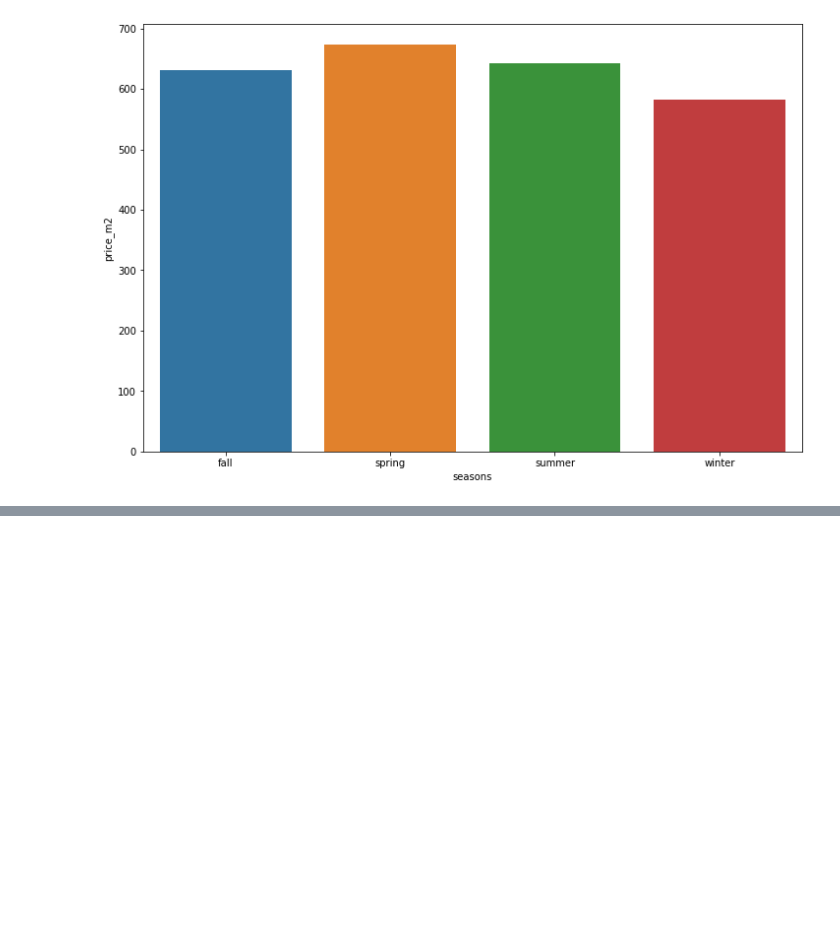
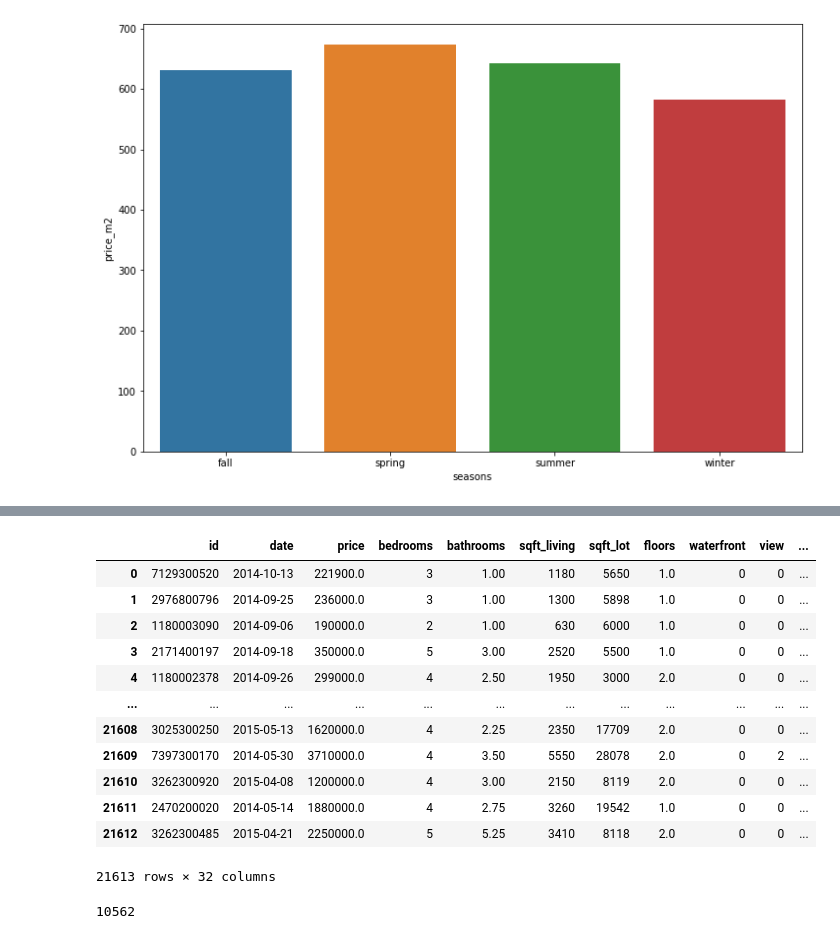
Before and after one commit to guiaraujofreitas/python_do_zero, a Jupyter notebook: Projetos_de_Insights_HouseRocket.ipynb, the cells around one changed output, grey strips where cells are left out. Drawn from its saved outputs; the diff is of its cells as text; code cells hidden in the pictures; blank space fills up the shorter version.

```diff
--- a/Projetos_de_Insights_HouseRocket.ipynb
+++ b/Projetos_de_Insights_HouseRocket.ipynb
@@ -610,0 +613,2 @@ sns.barplot(x='seasons', y= 'price_m2', data=houses_seasons);
+# %%
+df1 = df.copy()
@@ -610,0 +623,12 @@ sns.barplot(x='seasons', y= 'price_m2', data=houses_seasons);
+# %%
+#criando coluna de nível dos imóveis
+df1['level'] = df1['condition'].apply(lambda x: str('bad') if x <=2 else str('good') if (x>=3) & (x<=4)
+                                    else str('excelent'))
+
+#criando coluna das estações
+df1['seasons'] = df['month'].apply(lambda x: 'spring'  if (x>=3) & (x<=5) else 'summer' if (x>=6) & (x<=8) else
+                                  'fall' if (x>=9) & (x<=11) else 'winter')
+
+#criando coluna de referencia numerica das estações
+df1['numeric_seasons'] = df1['seasons'].apply(lambda x: 1 if x == 'summer' else 2 if x== 'spring'
+                                              else 3 if x== 'fall' else 4)
@@ -610,0 +641,11 @@ sns.barplot(x='seasons', y= 'price_m2', data=houses_seasons);
+# %%
+#fazendo a mediana de preços dos endereços(zipcode) por preço por M2 construídos
+price_region = df1[['zipcode','price_m2_lot']].groupby('zipcode').median().reset_index()
+
+#renomenado as colunas para futura mescla
+price_region.columns= ['zipcode','price_region']
+
+#fazenddo as medianas de zipcode e numeric_seasons
+seasons_median = df1[['numeric_seasons','zipcode','price_m2_lot']].groupby(['zipcode','numeric_seasons']).median().reset_index()
+
+seasons_median.columns = ['zipcode','numeric_seasons','price_seasons']
@@ -610,0 +668,22 @@ sns.barplot(x='seasons', y= 'price_m2', data=houses_seasons);
+# %%
+#unificando os preços medianos das regioões com o DF original
+df1 = pd.merge(df1,price_region, on='zipcode',how='inner')
+
+#unificando
+df1 = pd.merge(df1,seasons_median, on= ['zipcode','numeric_seasons'], how='inner')
+# %%
+df1
+# %% [output]
+|  | id | date | price | bedrooms | bathrooms | sqft_living | sqft_lot | floors | waterfront | view | ... |
+| 0 | 7129300520 | 2014-10-13 | 221900.0 | 3 | 1.00 | 1180 | 5650 | 1.0 | 0 | 0 | ... |
+| 1 | 2976800796 | 2014-09-25 | 236000.0 | 3 | 1.00 | 1300 | 5898 | 1.0 | 0 | 0 | ... |
+| 2 | 1180003090 | 2014-09-06 | 190000.0 | 2 | 1.00 | 630 | 6000 | 1.0 | 0 | 0 | ... |
+| 3 | 2171400197 | 2014-09-18 | 350000.0 | 5 | 3.00 | 2520 | 5500 | 1.0 | 0 | 0 | ... |
+| 4 | 1180002378 | 2014-09-26 | 299000.0 | 4 | 2.50 | 1950 | 3000 | 2.0 | 0 | 0 | ... |
+| ... | ... | ... | ... | ... | ... | ... | ... | ... | ... | ... | ... |
+| 21608 | 3025300250 | 2015-05-13 | 1620000.0 | 4 | 2.25 | 2350 | 17709 | 2.0 | 0 | 0 | ... |
+| 21609 | 7397300170 | 2014-05-30 | 3710000.0 | 4 | 3.50 | 5550 | 28078 | 2.0 | 0 | 2 | ... |
+| 21610 | 3262300920 | 2015-04-08 | 1200000.0 | 4 | 3.00 | 2150 | 8119 | 2.0 | 0 | 0 | ... |
+| 21611 | 2470200020 | 2014-05-14 | 1880000.0 | 4 | 2.75 | 3260 | 19542 | 1.0 | 0 | 0 | ... |
+| 21612 | 3262300485 | 2015-04-21 | 2250000.0 | 5 | 5.25 | 3410 | 8118 | 2.0 | 0 | 0 | ... |
+21613 rows × 32 columns
@@ -610,0 +696,4 @@ sns.barplot(x='seasons', y= 'price_m2', data=houses_seasons);
+# %%
+len(df1[df1['buy']=='yes_buy'])
+# %% [output]
+10562
```
Also changed, not shown: parts of 5 cells of this notebook, 1 other file.
